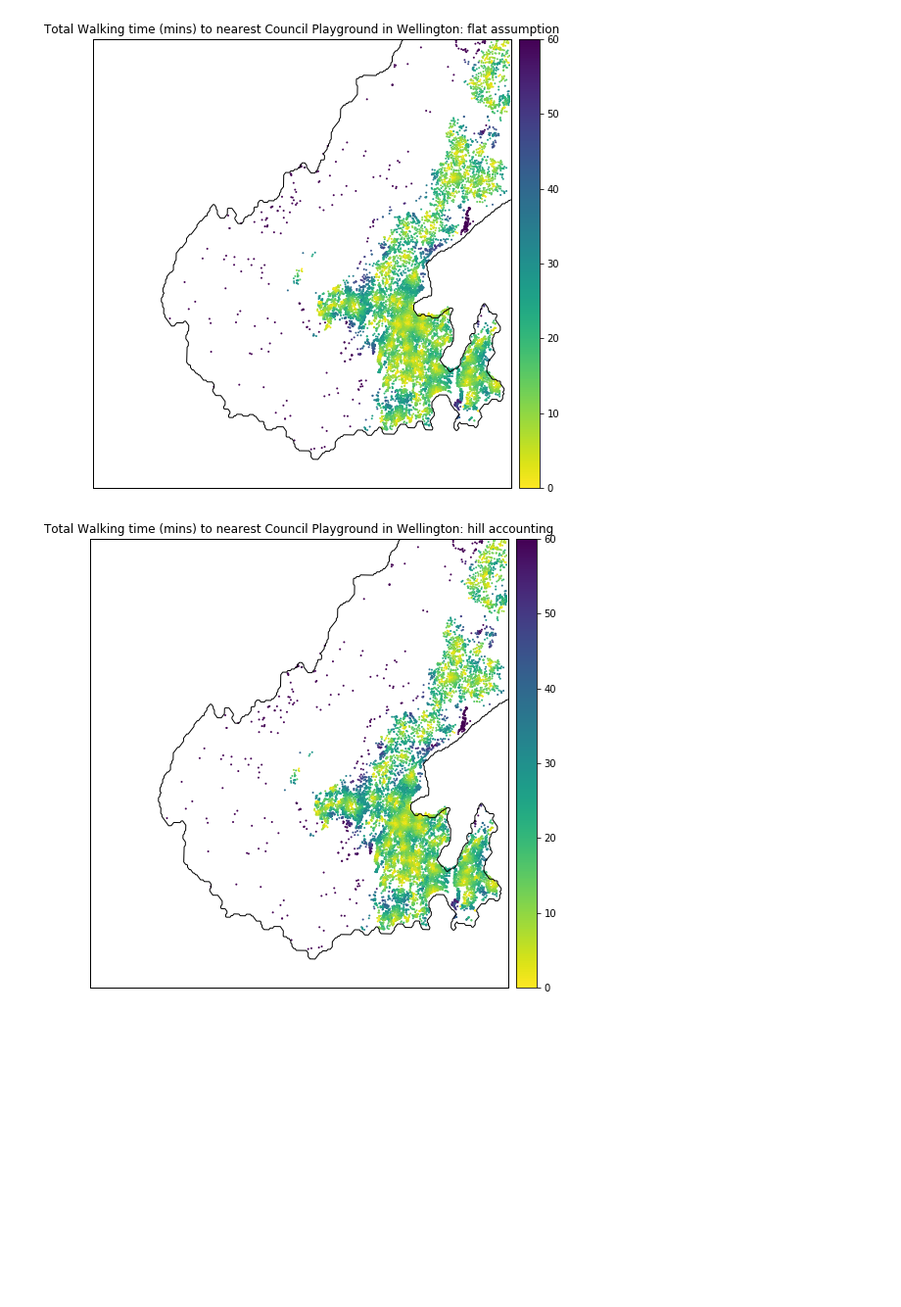
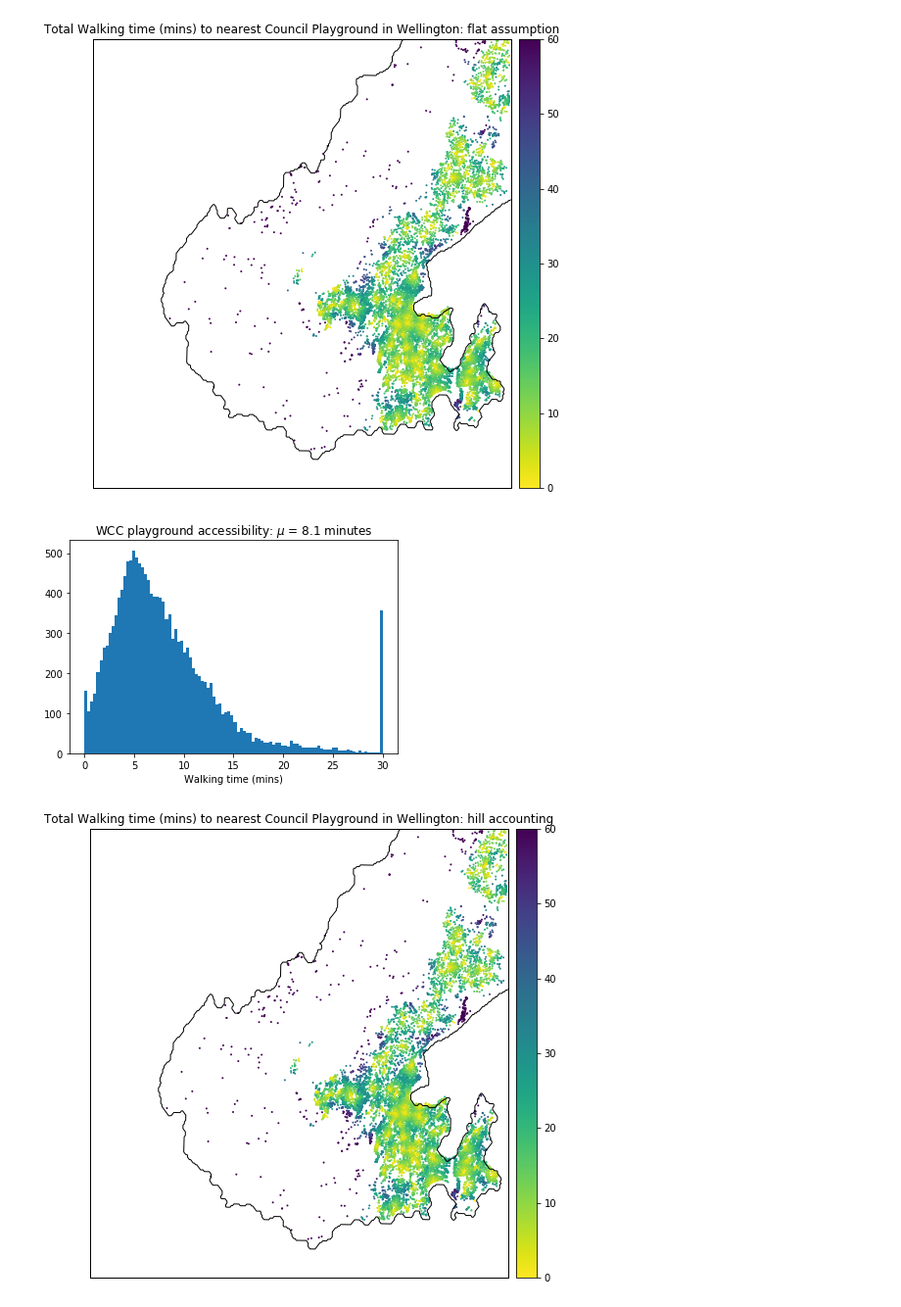
Before and after one commit to shriv/accessibility-series, a Jupyter notebook: Accounting for hills in accessibility analyses.ipynb, the cells around one changed output. Shown at 98% size. Drawn from its saved outputs; the diff is of its cells as text; code cells hidden in the pictures; blank space fills up the shorter version.

```diff
--- a/Accounting for hills in accessibility analyses.ipynb
+++ b/Accounting for hills in accessibility analyses.ipynb
@@ -337,6 +340,12 @@ aa.plot_accessibility(network, total_flat, osm_bbox,
 plt.title('Total Walking time (mins) to nearest Council Playground in Wellington: flat assumption');
 # %% [output]
 [figure]
+# %%
+plt.hist(playground_accessibility[1], bins=100);
+plt.xlabel('Walking time (mins)');
+plt.title("WCC playground accessibility: $\mu$ = {:.1f} minutes".format(np.mean(playground_accessibility[1])));
+# %% [output]
+[figure, added]
 # %%
 total_hills_1 = (playground_hills_inv_accessibility[1] + playground_hills_accessibility[1])
 aa.plot_accessibility(network_hills, total_hills_1, osm_bbox,
```
Also changed, not shown: parts of 12 cells of this notebook, 1 other file.
